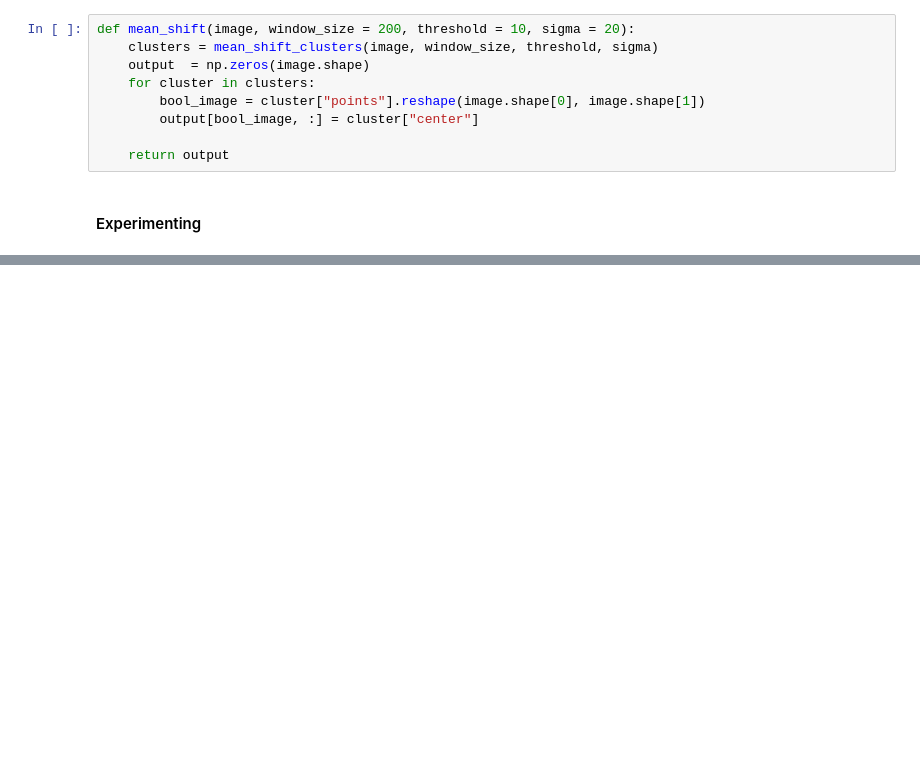
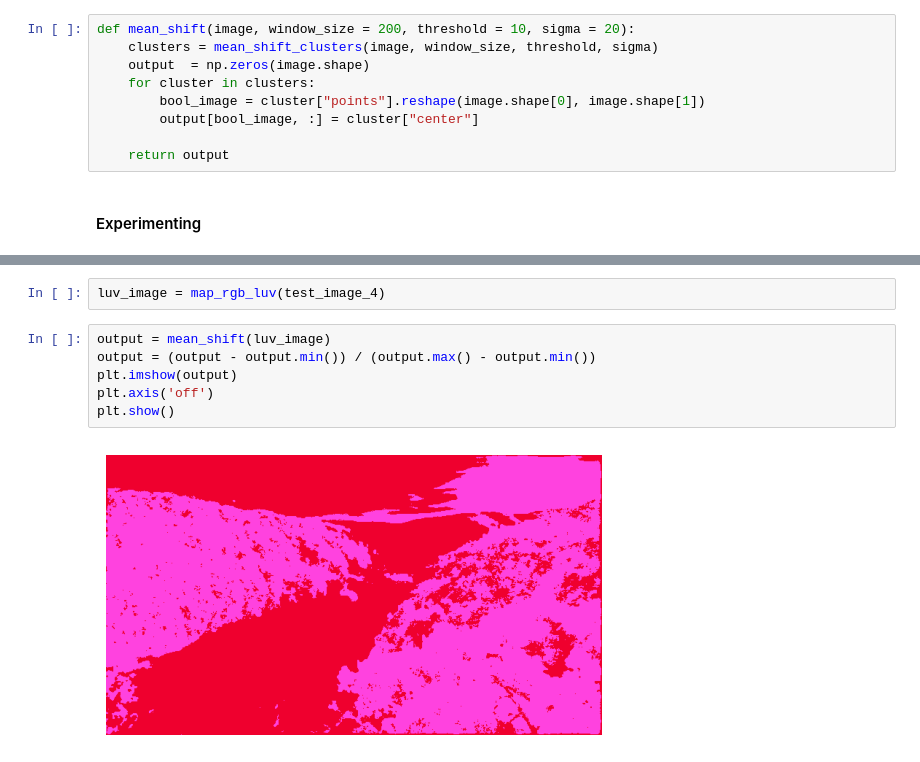
Before and after one commit to Computer-Vision-Spring-2024/exVision-FeatureCraft, a Jupyter notebook: Task4_CV_Up_to_K-means & mean_shift/thresholding.ipynb, the cells around one changed output, grey strips where cells are left out. Cells and saved outputs as stored; diff of their text form; blank space fills up the shorter version.

```diff
--- a/Task4_CV_Up_to_K-means & mean_shift/thresholding.ipynb
+++ b/Task4_CV_Up_to_K-means & mean_shift/thresholding.ipynb
@@ -485,3 +495,13 @@ plt.show()
+# %%
+luv_image = map_rgb_luv(test_image_4)
+# %%
+output = mean_shift(luv_image)
+output = (output - output.min()) / (output.max() - output.min())
+plt.imshow(output)
+plt.axis('off')
+plt.show()
+# %% [output]
+[figure, added]
 # %%
 output = mean_shift(test_image_1)
 output = (output - output.min()) / (output.max() - output.min())
```
Also changed, not shown: parts of 19 cells of this notebook, 1 other file.
